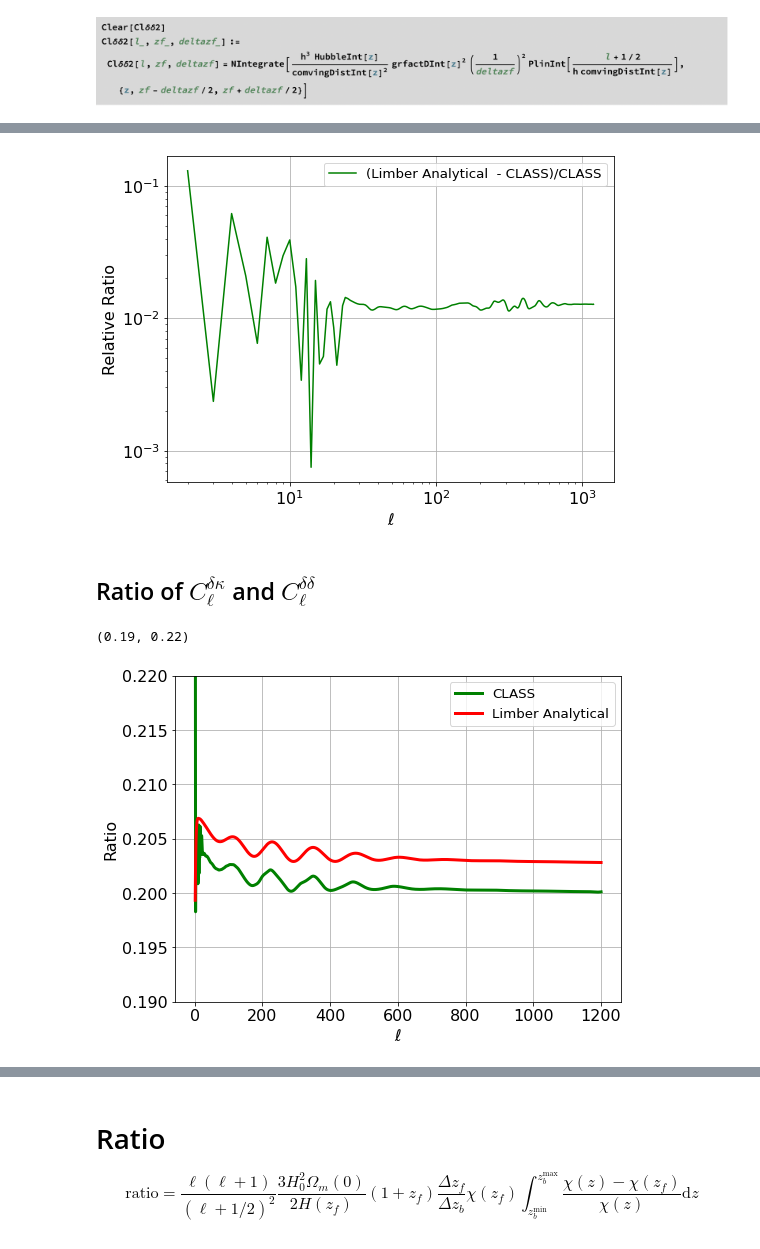
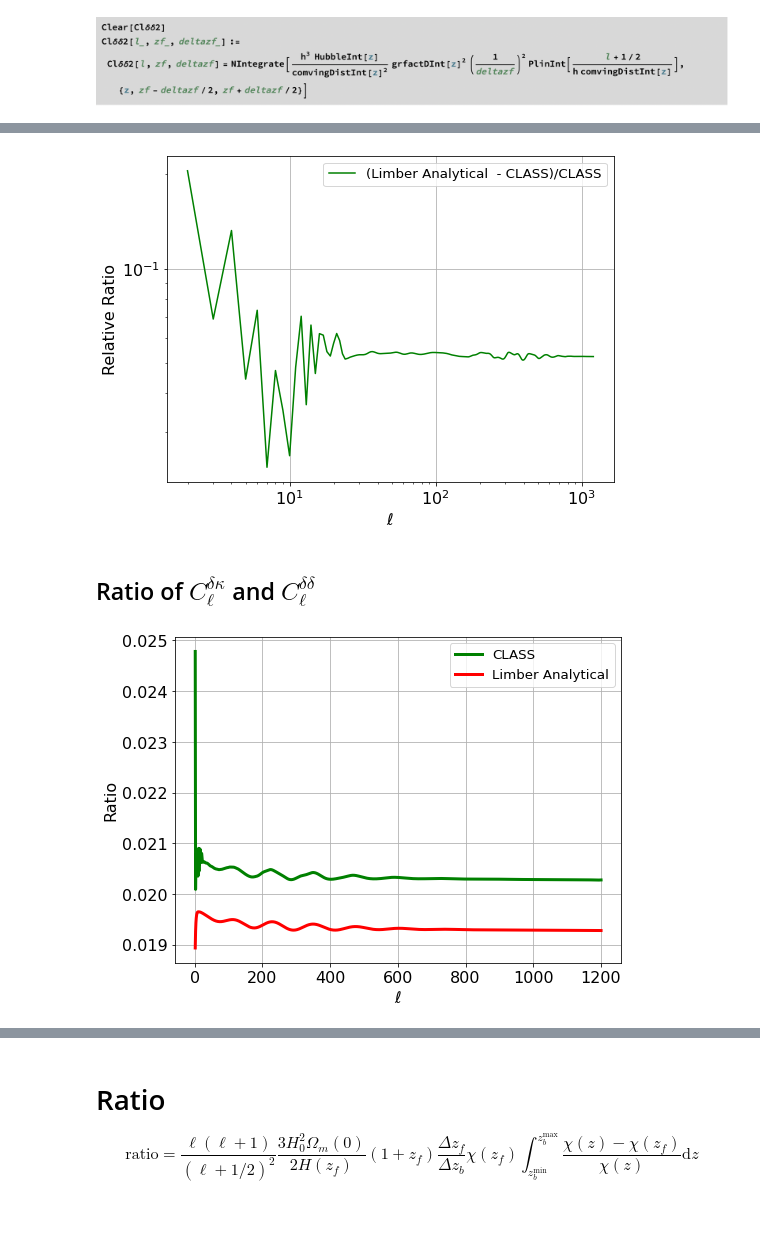
Before and after one commit to muntazirabidi/CLASS_CAMB, a Jupyter notebook: limber_cross_CLASS.ipynb, the cells around one changed output, grey strips where cells are left out. Saved outputs shown, nothing was run; the diff lists cells and outputs as text; code cells hidden in the pictures; blank space fills up the shorter version.

```diff
--- a/limber_cross_CLASS.ipynb
+++ b/limber_cross_CLASS.ipynb
@@ -230 +220,9 @@ Keys: KeysView(<HDF5 file "Cldd.h5" (mode r)>)
+# %%
+data_limber_dd_tophat = np.load('cl_dd_limber_usingCLASSfunctions.npz')
+
+l_limber_dd = data_limber_dd_tophat['l_limber']
+cl_limber_dd = data_limber_dd_tophat['cl_limber']
+
+cl_limber_dd_f = interp1d(l_limber_dd,cl_limber_dd,kind='cubic')
+cl_limber_dd_intp = cl_limber_dd_f(l)
 # %%
@@ -245,5 +244,5 @@ plt.grid()
 # %%
-plt.plot(l,np.abs((Cl_dd_MATHEMATICA - Cl_dd_CLASS)/Cl_dd_CLASS),color='g',label=r'(Limber Analytical  - CLASS)/CLASS')
+plt.plot(l,np.abs((cl_limber_dd_intp - Cl_deltadelta_Class)/Cl_deltadelta_Class),color='g',label=r'(Limber Analytical  - CLASS)/CLASS')
 
 
 plt.xlabel('$\ell$')
@@ -253,30 +252,29 @@ plt.grid()
 plt.xscale('log')
 plt.yscale('log')
 # %% [output]
-[figure, old version]
+[figure, new version]
 # %% [markdown]
 ## Ratio of $C_{\ell}^{\delta \kappa}$ and $C_{\ell}^{\delta \delta}$
 # %%
 
-ratio_CLASS_Cldk_Cldd = Cl_deltakappa_Class_tophat / Cl_dd_CLASS
+ratio_CLASS_Cldk_Cldd = Cl_deltakappa_Class_tophat / Cl_deltadelta_Class
 
-ratio_Cldk_Cldd_analytical = cl_limber_dk_f(l)/Cl_dd_MATHEMATICA
+ratio_Cldk_Cldd_analytical = cl_limber_dk_f(l)/cl_limber_dd_intp
 
 
 plt.plot(l,(ratio_CLASS_Cldk_Cldd),color='g',label=r'CLASS', linewidth=3)
 
 plt.plot(l,(ratio_Cldk_Cldd_analytical),color='r',label=r'Limber Analytical',linewidth=3)
 
 plt.xlabel('$\ell$')
 plt.ylabel('Ratio')
 plt.legend()
 plt.grid()
 #plt.xscale('log')
 #plt.yscale('log')
-plt.ylim(0.19,0.22)
+#plt.ylim(0.19,0.22)
 # %% [output]
-(0.19, 0.22)
-[figure, old version]
+[figure, new version]
 # %%
 plt.plot(l,np.abs(ratio_Cldk_Cldd_analytical - ratio_CLASS_Cldk_Cldd)/ratio_CLASS_Cldk_Cldd,linewidth=3)
 
```
Also changed, not shown: parts of 7 cells of this notebook.
